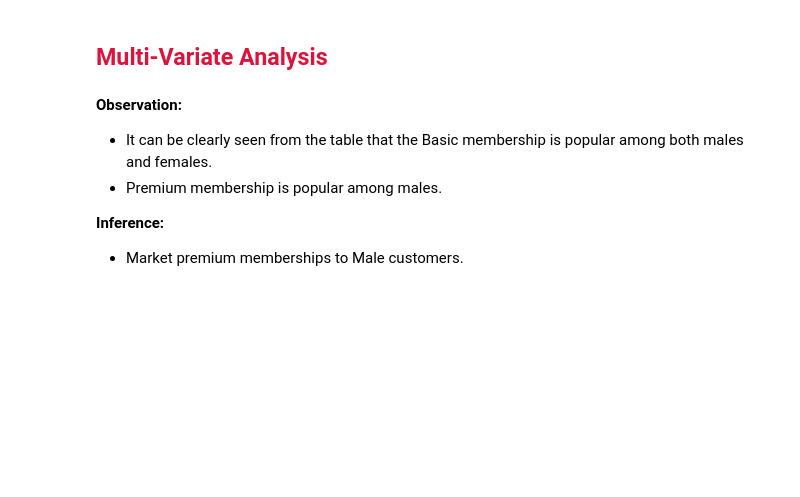
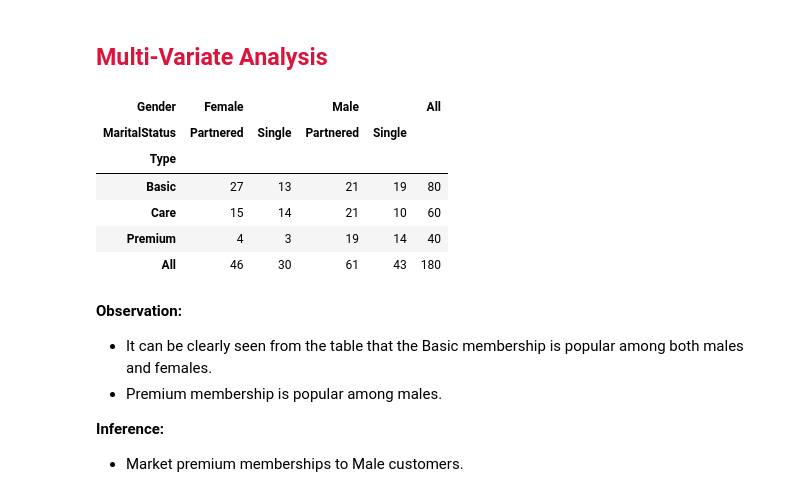
Before and after one commit to vinigonz1993/jupyterGoodLifeAnalysis, a Jupyter notebook: Goodlife_Fitness.ipynb, the cells around one changed output. Cells and saved outputs as stored; diff of their text form; code cells hidden in the pictures; blank space fills up the shorter version.

Commit message:
Pivot table analysis

```diff
--- a/Goodlife_Fitness.ipynb
+++ b/Goodlife_Fitness.ipynb
@@ -129,7 +129,15 @@ data.boxplot(by='Type', column='Income')
 ##  <span style="color:crimson">Multi-Variate Analysis</span>
 # %%
 # Using .crosstab analyse data across Type, Gender, and MaritalStatus
-#pd.crosstab(data['Type'],[data['Gender']])
+pd.crosstab(data['Type'],[data['Gender'], data['MaritalStatus']], margins=True)
+# %% [output]
+| Gender | Female |  | Male |  | All |
+| MaritalStatus | Partnered | Single | Partnered | Single |  |
+| Type |  |  |  |  |  |
+| Basic | 27 | 13 | 21 | 19 | 80 |
+| Care | 15 | 14 | 21 | 10 | 60 |
+| Premium | 4 | 3 | 19 | 14 | 40 |
+| All | 46 | 30 | 61 | 43 | 180 |
 # %% [markdown]
 **Observation:**
 - It can be clearly seen from the table that the Basic membership is popular among both males and females.
```
Also changed, not shown: parts of 2 cells of this notebook.
